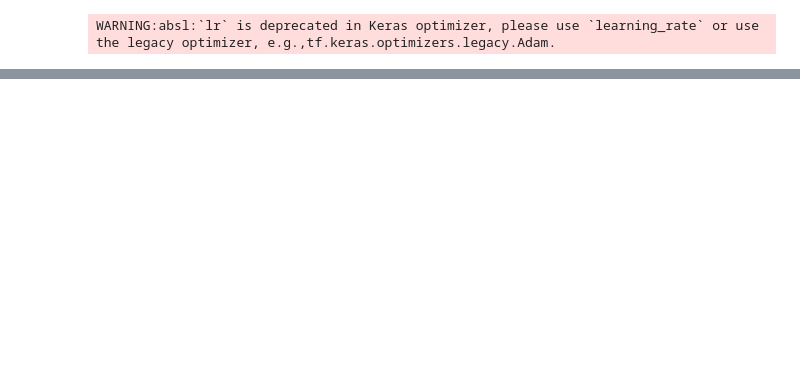
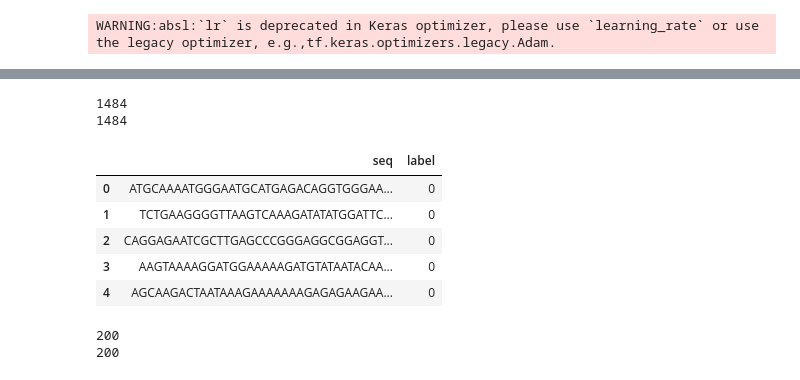
Before and after one commit to Lisker2/ML, a Jupyter notebook: Project/ProteinBert_A_Demo.ipynb, the cells around one changed output, grey strips where cells are left out. Drawn from its saved outputs; the diff is of its cells as text; code cells hidden in the pictures; blank space fills up the shorter version.

```diff
--- a/Project/ProteinBert_A_Demo.ipynb
+++ b/Project/ProteinBert_A_Demo.ipynb
@@ -193,0 +168,45 @@ Epoch 12: ReduceLROnPlateau reducing learning rate to 3.906250185536919e-06.
+# %%
+non_cv = pd.read_csv('bert-enhancer/data/non.cv.txt')[::2]
+non_cv.columns = ['seq']
+print((len(non_cv)))
+
+label_1 = [0 for i in range(len(non_cv))]
+non_cv['label'] = label_1
+
+enhancer_cv = pd.read_csv('bert-enhancer/data/enhancer.cv.txt')[::2]
+enhancer_cv.columns = ['seq']
+print((len(enhancer_cv)))
+
+label_1 = [1 for i in range(len(enhancer_cv))]
+enhancer_cv['label'] = label_1
+# %% [output]
+1484
+1484
+# %%
+enhancer_train = pd.concat([non_cv, enhancer_cv],axis=0)
+enhancer_train.index = range(len(enhancer_train))
+enhancer_train.head()
+# %% [output]
+|  | seq | label |
+| 0 | ATGCAAAATGGGAATGCATGAGACAGGTGGGAA... | 0 |
+| 1 | TCTGAAGGGGTTAAGTCAAAGATATATGGATTC... | 0 |
+| 2 | CAGGAGAATCGCTTGAGCCCGGGAGGCGGAGGT... | 0 |
+| 3 | AAGTAAAAGGATGGAAAAAGATGTATAATACAA... | 0 |
+| 4 | AGCAAGACTAATAAAGAAAAAAAGAGAGAAGAA... | 0 |
+# %%
+non_ind = pd.read_csv('bert-enhancer/data/non.ind.txt')[::2]
+non_ind.columns = ['seq']
+print((len(non_ind)))
+
+label_1 = [0 for i in range(len(non_ind))]
+non_ind['label'] = label_1
+
+enhancer_ind = pd.read_csv('bert-enhancer/data/enhancer.ind.txt')[::2]
+enhancer_ind.columns = ['seq']
+print((len(enhancer_ind)))
+
+label_1 = [1 for i in range(len(enhancer_ind))]
+enhancer_ind['label'] = label_1
+# %% [output]
+200
+200
```
Also changed, not shown: parts of 27 cells of this notebook.
